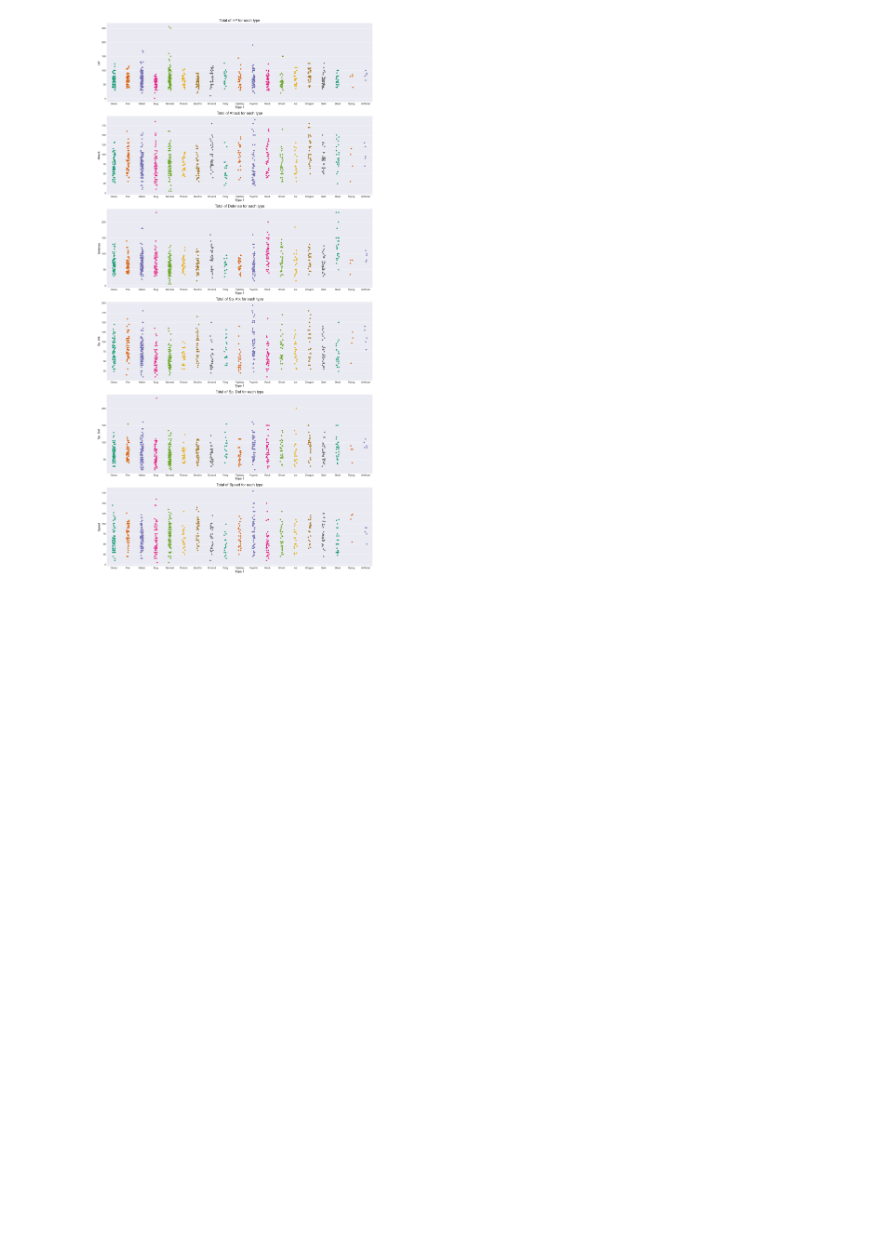
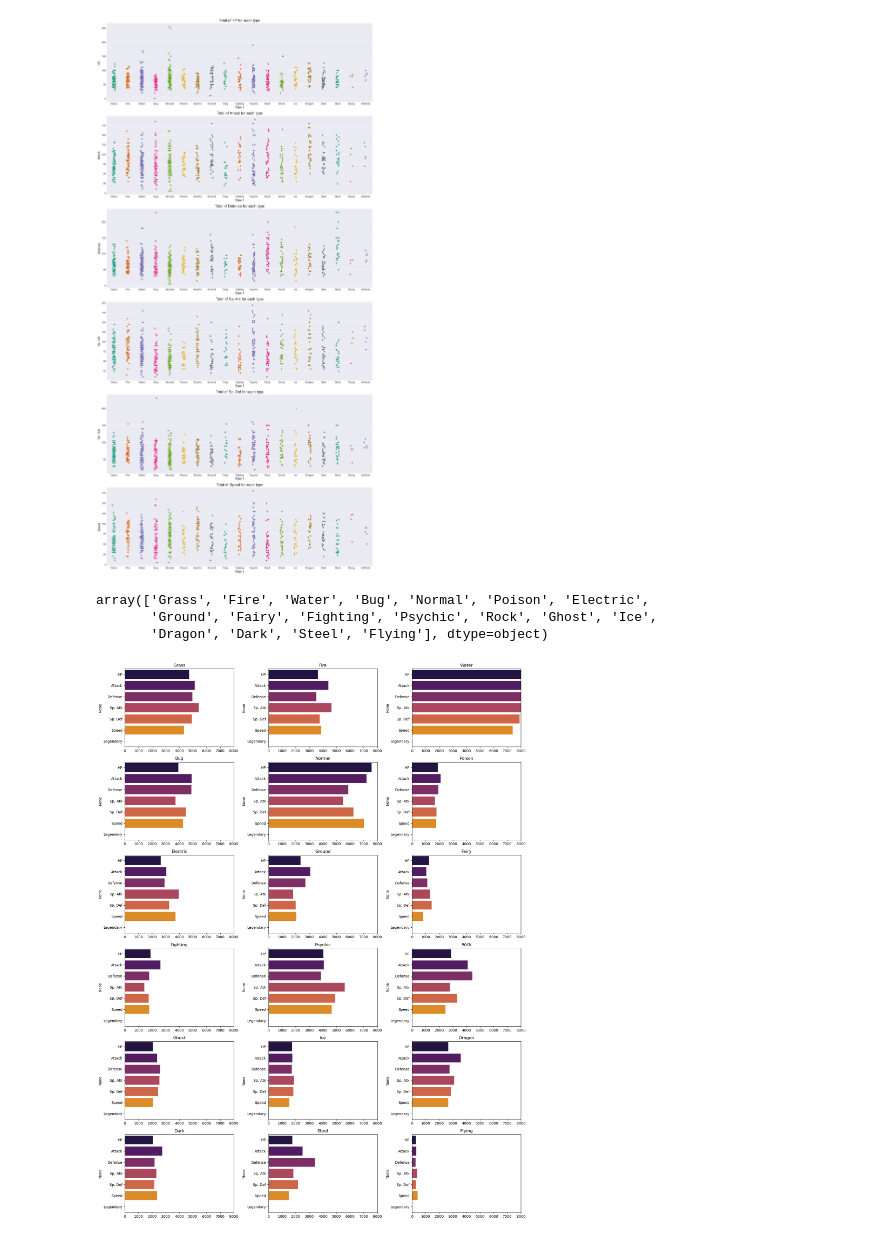
Before and after one commit to fariasdgs/ECBD_9AIDGS_PRACTICAS_230389, a Jupyter notebook: Practica03/AnalisisDatos230389_.ipynb, the cells around one changed output. Drawn from its saved outputs; the diff is of its cells as text; code cells hidden in the pictures; blank space fills up the shorter version.

```diff
--- a/Practica03/AnalisisDatos230389_.ipynb
+++ b/Practica03/AnalisisDatos230389_.ipynb
@@ -462,3 +479,37 @@ plt.tight_layout()
 plt.show()
 # %% [output]
 [figure]
+# %%
+list_types = pokemons['Type 1'].unique()
+list_types
+# %% [output]
+array(['Grass', 'Fire', 'Water', 'Bug', 'Normal', 'Poison', 'Electric',
+       'Ground', 'Fairy', 'Fighting', 'Psychic', 'Rock', 'Ghost', 'Ice',
+       'Dragon', 'Dark', 'Steel', 'Flying'], dtype=object)
+# %%
+k = 1
+plt.figure(figsize=(17, 22))
+
+for i in list_types:
+    plt.subplot(6, 3, k)
+    k += 1
+
+    data = pokemons[pokemons['Type 1'] == i].sum(numeric_only=True)
+
+    data = data.drop(['#', 'Total', 'Generation'], errors='ignore')
+
+    sns.barplot(
+        x=data.values,
+        y=data.index,
+        hue=data.index,
+        palette='inferno',
+        legend=False
+    )
+
+    plt.title(i)
+    plt.xlim(0, 8000)
+
+plt.tight_layout()
+plt.show()
+# %% [output]
+[figure, added]
```
Also changed, not shown: parts of 11 cells of this notebook.
